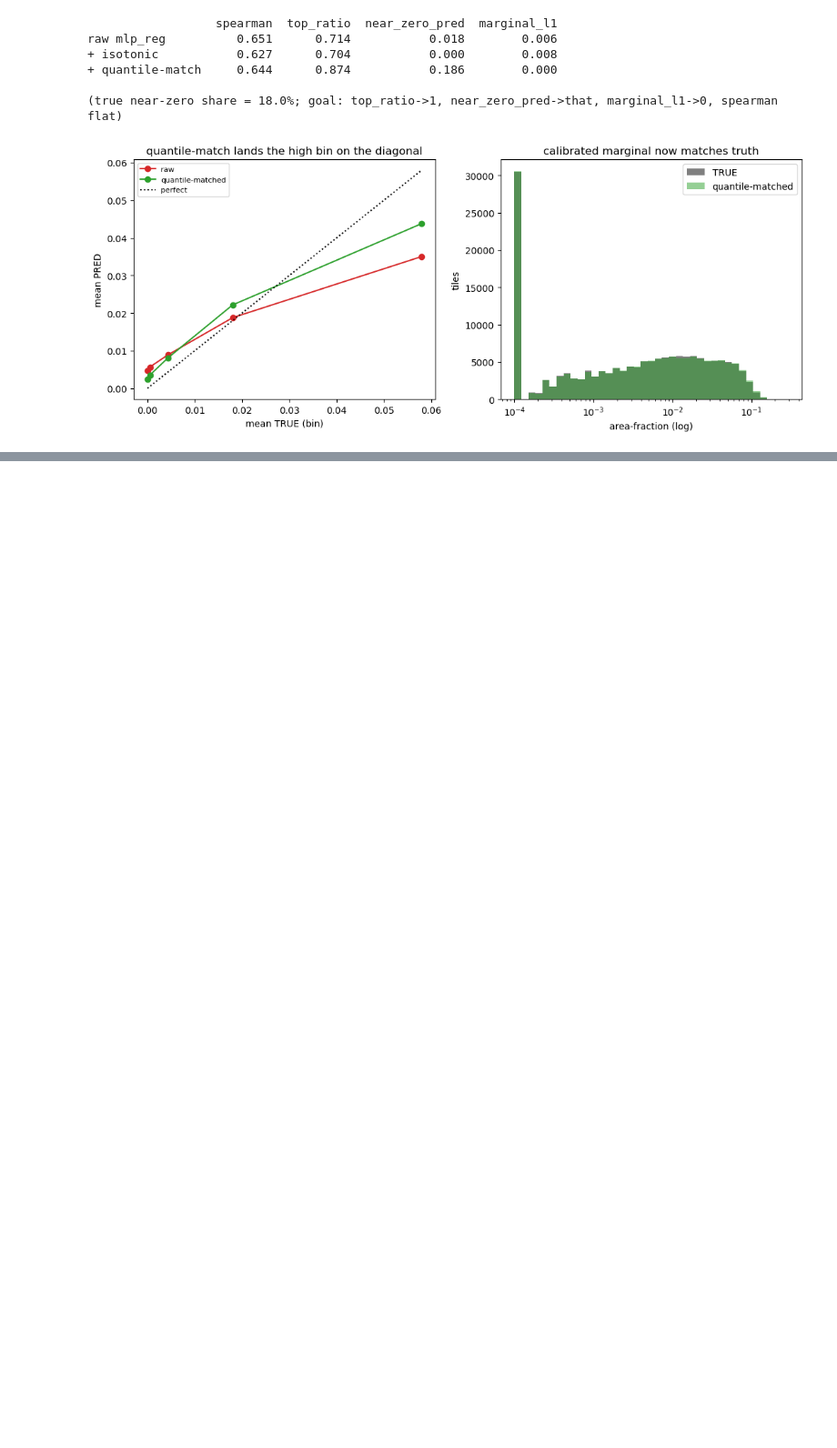
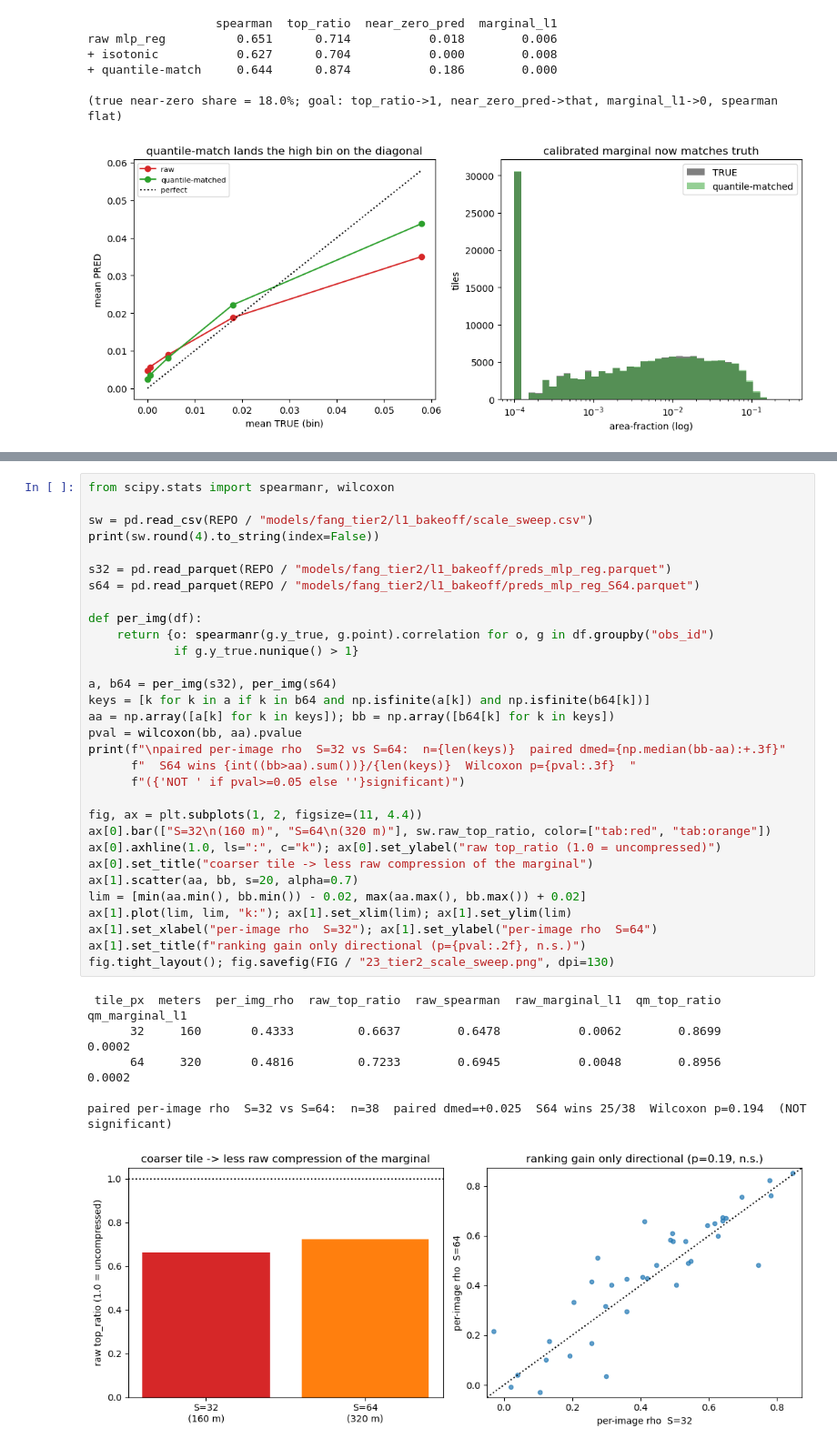
Before and after one commit to brianvamaro/hirise2ctx, a Jupyter notebook: notebooks/23_calibration_diagnostic.ipynb, the cells around one changed output, grey strips where cells are left out. Shown at 91% size. Cells and saved outputs as stored; diff of their text form; blank space fills up the shorter version.

```diff
--- a/notebooks/23_calibration_diagnostic.ipynb
+++ b/notebooks/23_calibration_diagnostic.ipynb
@@ -242,0 +339,38 @@ Figures: `reports/figures/23_{tier1_calibration,tier2_compression,tier2_decompre
+# %%
+from scipy.stats import spearmanr, wilcoxon
+
+sw = pd.read_csv(REPO / "models/fang_tier2/l1_bakeoff/scale_sweep.csv")
+print(sw.round(4).to_string(index=False))
+
+s32 = pd.read_parquet(REPO / "models/fang_tier2/l1_bakeoff/preds_mlp_reg.parquet")
+s64 = pd.read_parquet(REPO / "models/fang_tier2/l1_bakeoff/preds_mlp_reg_S64.parquet")
+
+def per_img(df):
+    return {o: spearmanr(g.y_true, g.point).correlation for o, g in df.groupby("obs_id")
+            if g.y_true.nunique() > 1}
+
+a, b64 = per_img(s32), per_img(s64)
+keys = [k for k in a if k in b64 and np.isfinite(a[k]) and np.isfinite(b64[k])]
+aa = np.array([a[k] for k in keys]); bb = np.array([b64[k] for k in keys])
+pval = wilcoxon(bb, aa).pvalue
+print(f"\npaired per-image rho  S=32 vs S=64:  n={len(keys)}  paired dmed={np.median(bb-aa):+.3f}"
+      f"  S64 wins {int((bb>aa).sum())}/{len(keys)}  Wilcoxon p={pval:.3f}  "
+      f"({'NOT ' if pval>=0.05 else ''}significant)")
+
+fig, ax = plt.subplots(1, 2, figsize=(11, 4.4))
+ax[0].bar(["S=32\n(160 m)", "S=64\n(320 m)"], sw.raw_top_ratio, color=["tab:red", "tab:orange"])
+ax[0].axhline(1.0, ls=":", c="k"); ax[0].set_ylabel("raw top_ratio (1.0 = uncompressed)")
+ax[0].set_title("coarser tile -> less raw compression of the marginal")
+ax[1].scatter(aa, bb, s=20, alpha=0.7)
+lim = [min(aa.min(), bb.min()) - 0.02, max(aa.max(), bb.max()) + 0.02]
+ax[1].plot(lim, lim, "k:"); ax[1].set_xlim(lim); ax[1].set_ylim(lim)
+ax[1].set_xlabel("per-image rho  S=32"); ax[1].set_ylabel("per-image rho  S=64")
+ax[1].set_title(f"ranking gain only directional (p={pval:.2f}, n.s.)")
+fig.tight_layout(); fig.savefig(FIG / "23_tier2_scale_sweep.png", dpi=130)
+# %% [output]
+ tile_px  meters  per_img_rho  raw_top_ratio  raw_spearman  raw_marginal_l1  qm_top_ratio  qm_marginal_l1
+      32     160       0.4333         0.6637        0.6478           0.0062        0.8699          0.0002
+      64     320       0.4816         0.7233        0.6945           0.0048        0.8956          0.0002
+
+paired per-image rho  S=32 vs S=64:  n=38  paired dmed=+0.025  S64 wins 25/38  Wilcoxon p=0.194  (NOT significant)
+[figure, added]
```
Also changed, not shown: parts of 8 cells of this notebook, 9 other files.
